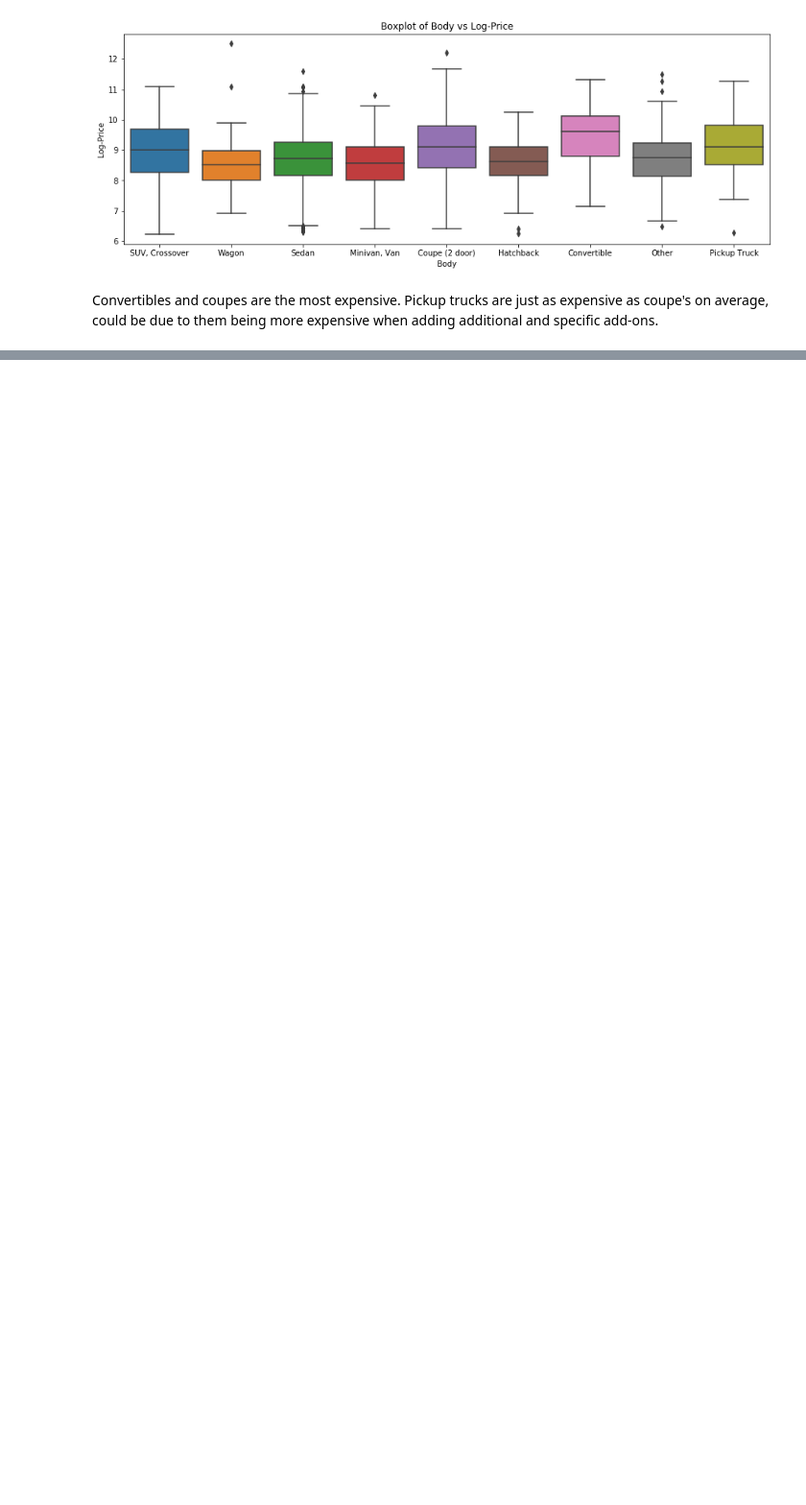
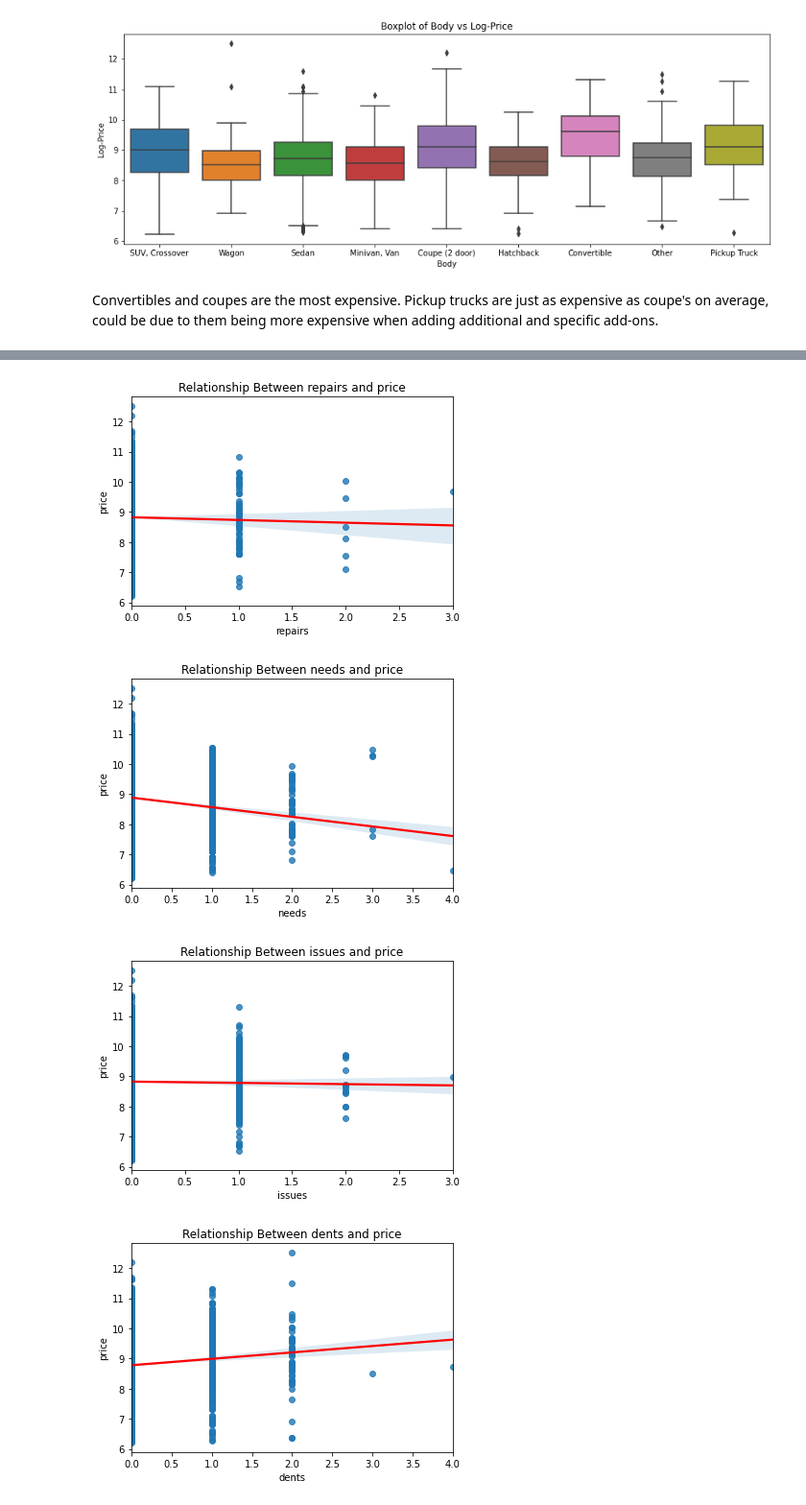
Before and after one commit to vatdaell/used-car-analysis, a Jupyter notebook: Analysis of Car Prices.ipynb, the cells around one changed output, grey strips where cells are left out. Shown at 96% size. Cells and saved outputs as stored; diff of their text form; code cells hidden in the pictures; blank space fills up the shorter version.

```diff
--- a/Analysis of Car Prices.ipynb
+++ b/Analysis of Car Prices.ipynb
@@ -157,0 +290,16 @@ Convertibles and coupes are the most expensive. Pickup trucks are just as expens
+# %%
+def display_regplots(df,columns,target,func):
+    for col in columns:
+        g = sns.regplot(x=col,y=func(df[target]),data=df);
+        regline = g.get_lines()[0]
+        regline.set_color('red')
+        plt.title("Relationship Between {} and {}".format(col,target));
+        plt.show();
+# %%
+cols = ['repairs','needs','issues','dents','scratches']
+display_regplots(df,cols,'price',np.log)
+# %% [output]
+[figure, added]
+[figure, added]
+[figure, added]
+[figure, added]
```
Also changed, not shown: parts of 41 cells of this notebook.
